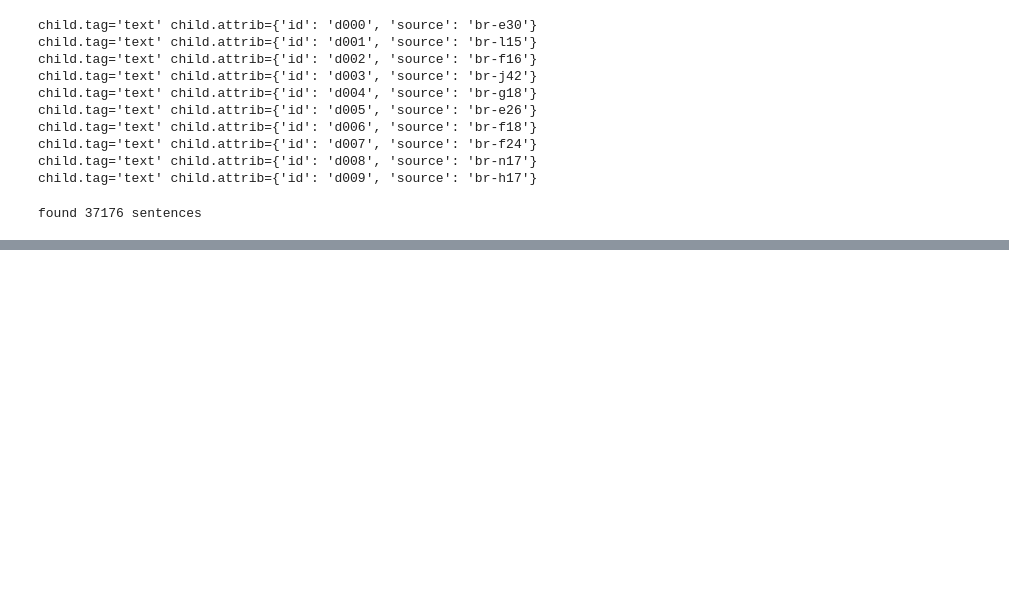
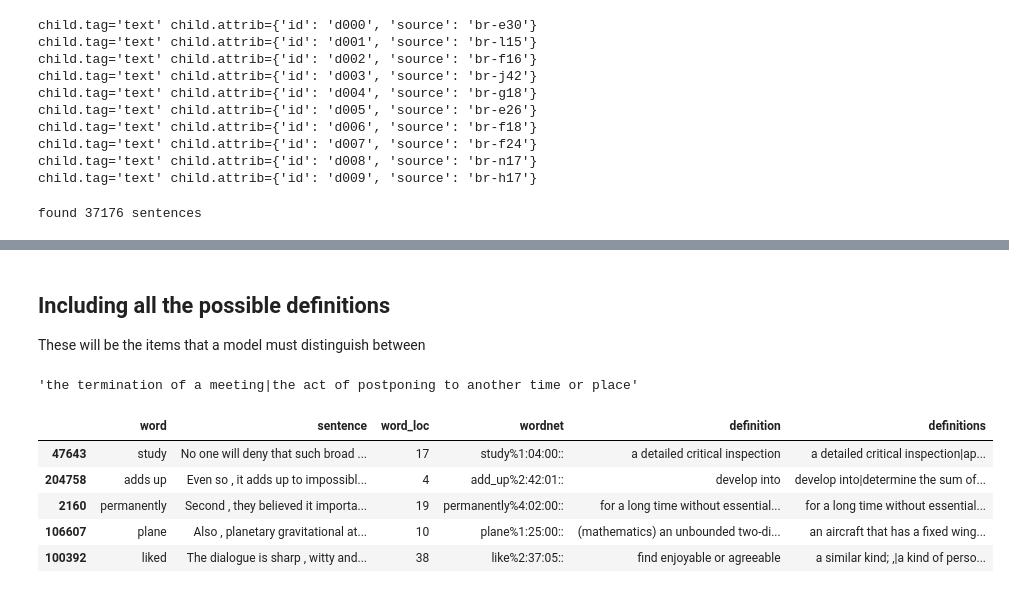
Before and after one commit to Matthew-Holmes/WordSenseDisambiguation, a Jupyter notebook: Data/SemCore.ipynb, the cells around one changed output, grey strips where cells are left out. Drawn from its saved outputs; the diff is of its cells as text; code cells hidden in the pictures; blank space fills up the shorter version.

```diff
--- a/Data/SemCore.ipynb
+++ b/Data/SemCore.ipynb
@@ -135,0 +253,9 @@ df.head(5)
+# %%
+def def_from_sense_key(key):
+    key = key.split(" ")[0]
+    lemma = wn.lemma_from_key(key)
+    synset = lemma.synset()
+    return synset.definition()
+# %%
+tqdm.pandas()
+df['definition'] = df['wordnet'].progress_apply(def_from_sense_key)
@@ -135,0 +271,36 @@ df.head(5)
+# %% [markdown]
+## Including all the possible definitions
+
+These will be the items that a model must distinguish between
+# %%
+def options_from_key(key):
+
+    word = key.split("%")[0]
+
+    synsets = wn.synsets(word)
+
+    defs = []
+
+    for syn in synsets:
+        this_def = syn.definition()
+        if '|' in this_def:
+            raise Exception(f"forbidden character in: {this_def}, for {word}")
+        defs.append(syn.definition())
+
+
+    return "|".join(defs)
+# %%
+options_from_key('adjournment%1:04:00::')
+# %% [output]
+'the termination of a meeting|the act of postponing to another time or place'
+# %%
+df['definitions'] = df['wordnet'].progress_apply(options_from_key)
+# %%
+df.sample(5)
+# %% [output]
+|  | word | sentence | word_loc | wordnet | definition | definitions |
+| 47643 | study | No one will deny that such broad ... | 17 | study%1:04:00:: | a detailed critical inspection | a detailed critical inspection|ap... |
+| 204758 | adds up | Even so , it adds up to impossibl... | 4 | add_up%2:42:01:: | develop into | develop into|determine the sum of... |
+| 2160 | permanently | Second , they believed it importa... | 19 | permanently%4:02:00:: | for a long time without essential... | for a long time without essential... |
+| 106607 | plane | Also , planetary gravitational at... | 10 | plane%1:25:00:: | (mathematics) an unbounded two-di... | an aircraft that has a fixed wing... |
+| 100392 | liked | The dialogue is sharp , witty and... | 38 | like%2:37:05:: | find enjoyable or agreeable | a similar kind; ,|a kind of perso... |
```
Also changed, not shown: parts of 22 cells of this notebook.
